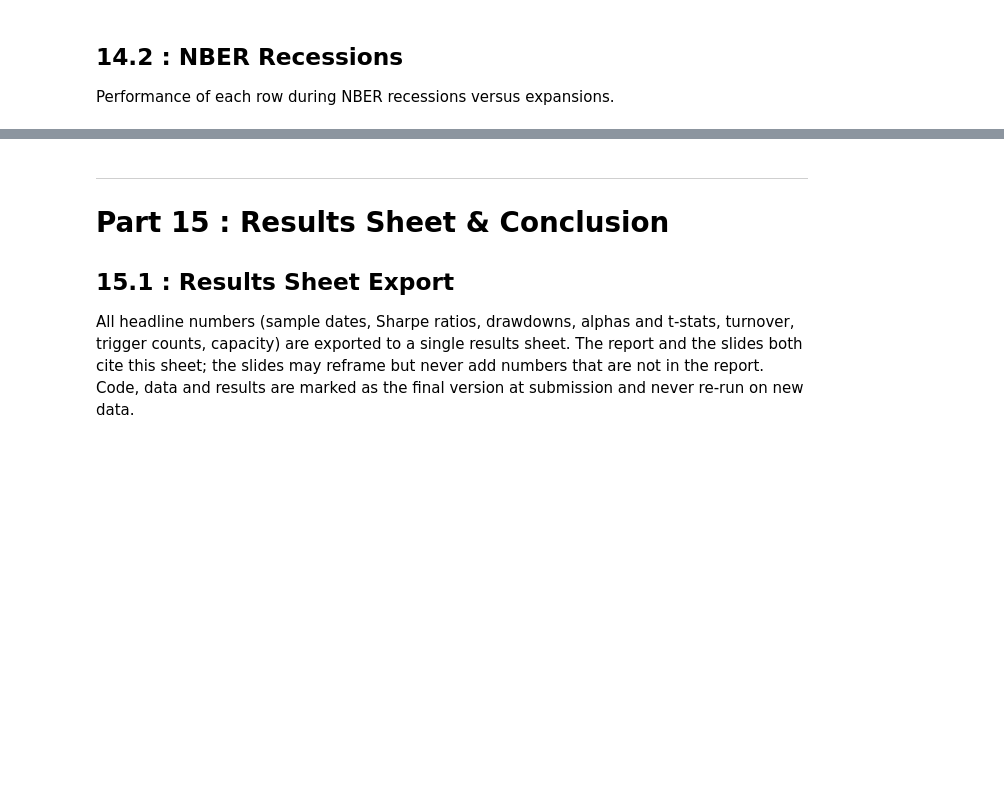
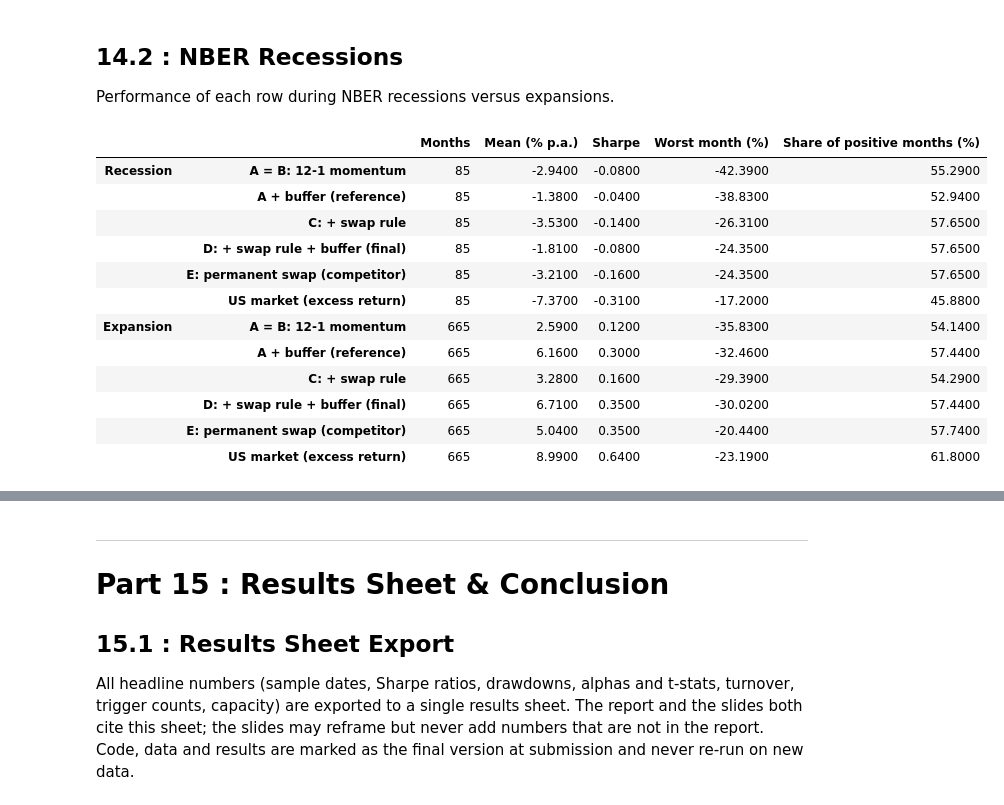
Before and after one commit to olol2/AppliedInvestments, a Jupyter notebook: Momentum_Robust_Notebook.ipynb, the cells around one changed output, grey strips where cells are left out. Cells and saved outputs as stored; diff of their text form; code cells hidden in the pictures; blank space fills up the shorter version.

```diff
--- a/Momentum_Robust_Notebook.ipynb
+++ b/Momentum_Robust_Notebook.ipynb
@@ -3364,3 +3617,33 @@ Net Sharpe ratios and alphas of all rows under the fixed-cost scenarios (10, 25
 ## 14.2 : NBER Recessions
 
 Performance of each row during NBER recessions versus expansions.
+# %%
+# 14.2 NBER recessions: performance of each row (net) and of the market in recession and expansion months
+# (holding month classified with the NBER indicator, full sample 1963-2025; recessions are rare, so we pool periods).
+rec = factors["recession"].reindex(row_D["net"].loc[SAMPLE_START:SAMPLE_END].index).fillna(0)
+series_142 = {**{name: s["net"] for name, s in CASCADE.items()}, "US market (excess return)": factors["mkt_rf"]}
+rows_142 = {}
+for state, flag in {"Recession": 1, "Expansion": 0}.items():
+    months = rec.index[rec == flag]
+    for name, r in series_142.items():
+        r = r.reindex(months)
+        rows_142[(state, name)] = {"Months": len(r), "Mean (% p.a.)": 1200 * r.mean(),
+                                   "Sharpe": np.sqrt(12) * r.mean() / r.std(), "Worst month (%)": 100 * r.min(),
+                                   "Share of positive months (%)": 100 * (r > 0).mean()}
+nber = pd.DataFrame.from_dict(rows_142, orient="index")
+display(nber.round(2))
+nber.round(4).to_csv(OUTPUT / "table_14_2_nber.csv")
+# %% [output]
+|  |  | Months | Mean (% p.a.) | Sharpe | Worst month (%) | Share of positive months (%) |
+| Recession | A = B: 12-1 momentum | 85 | -2.9400 | -0.0800 | -42.3900 | 55.2900 |
+|  | A + buffer (reference) | 85 | -1.3800 | -0.0400 | -38.8300 | 52.9400 |
+|  | C: + swap rule | 85 | -3.5300 | -0.1400 | -26.3100 | 57.6500 |
+|  | D: + swap rule + buffer (final) | 85 | -1.8100 | -0.0800 | -24.3500 | 57.6500 |
+|  | E: permanent swap (competitor) | 85 | -3.2100 | -0.1600 | -24.3500 | 57.6500 |
+|  | US market (excess return) | 85 | -7.3700 | -0.3100 | -17.2000 | 45.8800 |
+| Expansion | A = B: 12-1 momentum | 665 | 2.5900 | 0.1200 | -35.8300 | 54.1400 |
+|  | A + buffer (reference) | 665 | 6.1600 | 0.3000 | -32.4600 | 57.4400 |
+|  | C: + swap rule | 665 | 3.2800 | 0.1600 | -29.3900 | 54.2900 |
+|  | D: + swap rule + buffer (final) | 665 | 6.7100 | 0.3500 | -30.0200 | 57.4400 |
+|  | E: permanent swap (competitor) | 665 | 5.0400 | 0.3500 | -20.4400 | 57.7400 |
+|  | US market (excess return) | 665 | 8.9900 | 0.6400 | -23.1900 | 61.8000 |
```
Also changed, not shown: parts of 24 cells of this notebook, 6 other files.
